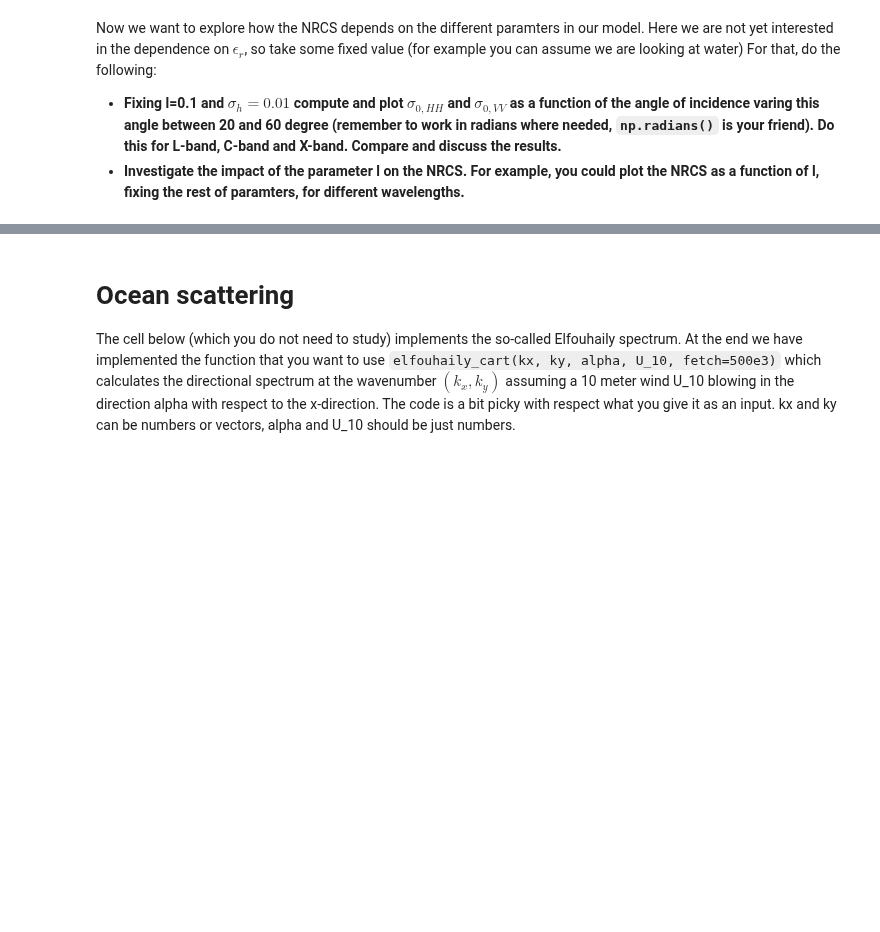
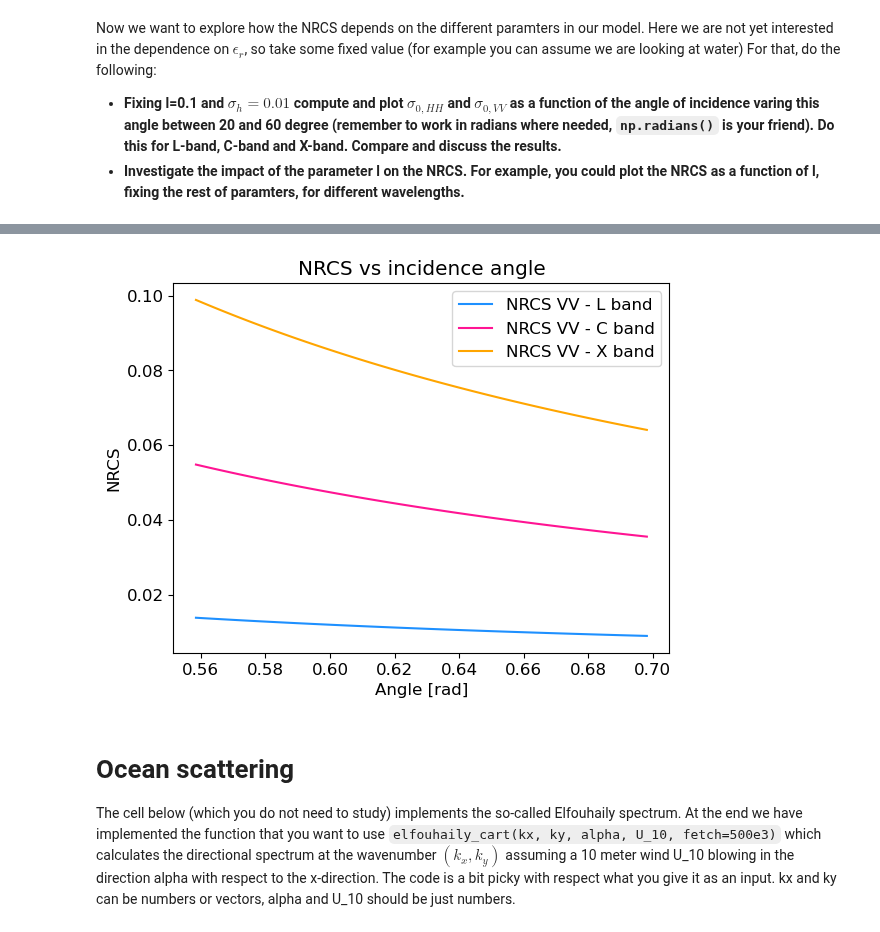
Before and after one commit to debnovalina/PPESO-Practical, a Jupyter notebook: practical_Paco_W6/RoughSurfaceScattering.ipynb, the cells around one changed output, grey strips where cells are left out. Cells and saved outputs as stored; diff of their text form; code cells hidden in the pictures; blank space fills up the shorter version.

```diff
--- a/practical_Paco_W6/RoughSurfaceScattering.ipynb
+++ b/practical_Paco_W6/RoughSurfaceScattering.ipynb
@@ -131,3 +176,20 @@ plt.show()
+# %%
+# VV NRCS for a bare soil as a function of incidence angle
+angle_array = np.radians(np.linspace(32,40,100))
+
+hh3a, vv3a =NRCS_SMP (frequencies[0], angle_array, 80, GaussianSpectrum, 0.015, 3.0)
+hh3b, vv3b =NRCS_SMP (frequencies[1], angle_array, 80, GaussianSpectrum, 0.015, 3.0)
+hh3c, vv3c =NRCS_SMP (frequencies[2], angle_array, 80, GaussianSpectrum, 0.015, 3.0)
+plt.plot(angle_array,vv3a,color='dodgerblue',label='NRCS VV - L band' )
+plt.plot(angle_array,vv3b,color='deeppink',label='NRCS VV - C band' )
+plt.plot(angle_array,vv3c,color='orange',label='NRCS VV - X band' )
+plt.xlabel ('Angle [rad]')
+plt.ylabel('NRCS')
+plt.title ('NRCS vs incidence angle')
+plt.legend()
+plt.show()
+# %% [output]
+[figure, added]
 # %% [markdown]
 # Ocean scattering
 The cell below (which you do not need to study) implements the so-called Elfouhaily spectrum. At the end we have implemented the function that you want to use
```
Also changed, not shown: parts of 4 cells of this notebook, 2 other files.
